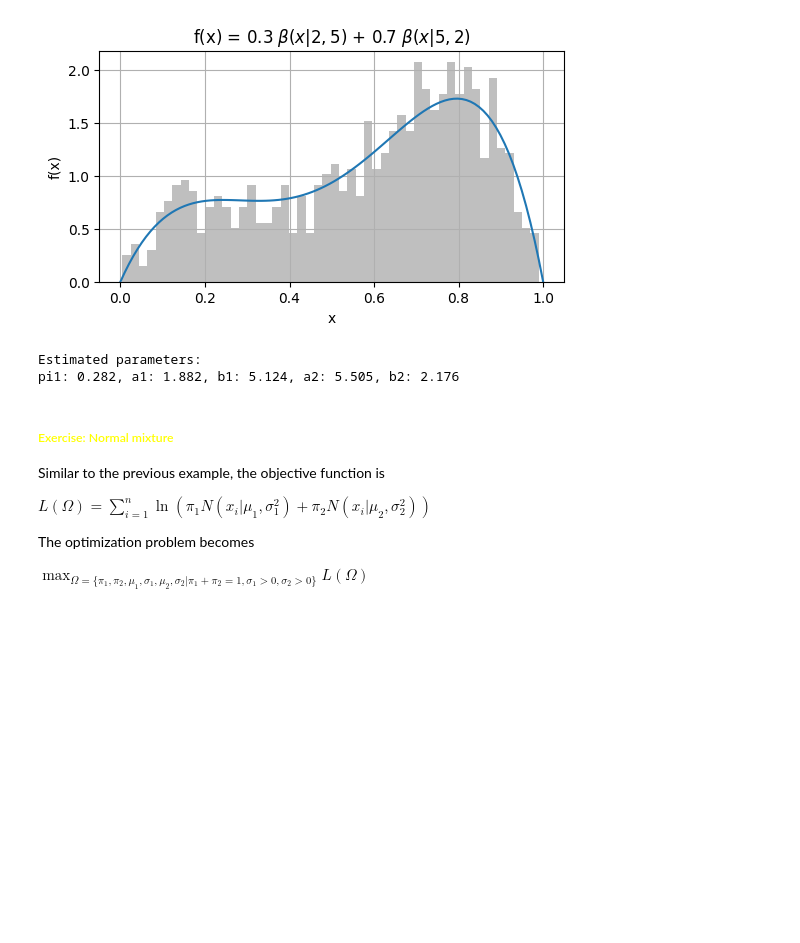
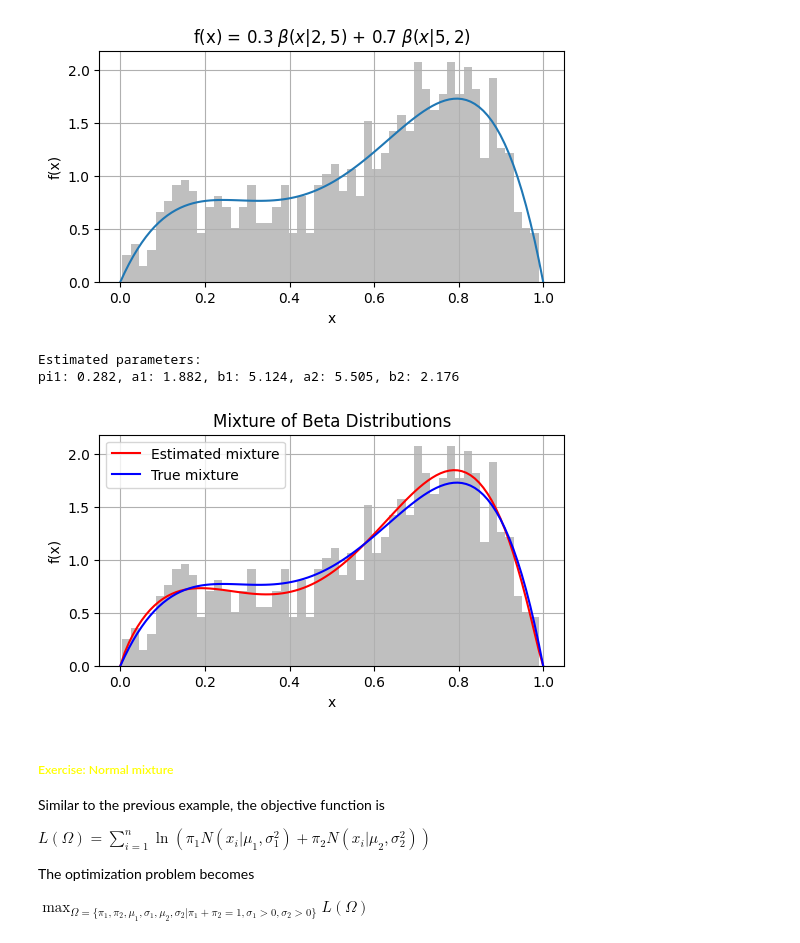
Before and after one commit to ntpuccw/InClassCoding, a Jupyter notebook: gar1028.ipynb, the cells around one changed output. Saved outputs shown, nothing was run; the diff lists cells and outputs as text; code cells hidden in the pictures; blank space fills up the shorter version.

```diff
--- a/gar1028.ipynb
+++ b/gar1028.ipynb
@@ -74,32 +74,47 @@ plt.show()
 # %%
 # define the log-joint likelihood function for the mixture of beta distributions
 from scipy.optimize import minimize
 
 def log_joint_likelihood(params, data):
     pi1, a1, b1, a2, b2 = params
     pi2 = 1 - pi1
     # if pi1 < 0 or pi1 > 1 or a1 <= 0 or b1 <= 0 or a2 <= 0 or b2 <= 0:
     #     return -np.inf
     log_likelihood = np.sum(np.log(pi1 * beta.pdf(data, a1, b1) + \
                                    pi2 * beta.pdf(data, a2, b2)))
     return log_likelihood
 
 # define the negative log-likelihood function for optimization
 def neg_log_joint_likelihood(params, data):
     return -log_joint_likelihood(params, data)
 
 # optimize the parameters
 initial_params = (0.5, 1, 6, 6, 1)
 result = minimize(neg_log_joint_likelihood, initial_params, \
                   args=(samples,), method='L-BFGS-B', \
                     bounds=[(0, 1), (0.001, None), (0.001, None), (0.001, None), (0.001, None)])
 # print the estimated parameters
 pi1_hat, a1_hat, b1_hat, a2_hat, b2_hat = result.x
 print('Estimated parameters:')
 print(f'pi1: {pi1_hat:.3f}, a1: {a1_hat:.3f}, b1: {b1_hat:.3f}, a2: {a2_hat:.3f}, b2: {b2_hat:.3f}')
+# plot the estimated mixture of beta distributions
+f_hat = lambda x: pi1_hat * beta.pdf(x, a1_hat, b1_hat) + (1 - pi1_hat) * beta.pdf(x, a2_hat, b2_hat)
+y_hat = f_hat(x)
+
+fig = plt.figure(figsize=(6, 3))
+plt.plot(x, y_hat, color='red', label='Estimated mixture')
+plt.plot(x, y, color='blue', label='True mixture')
+plt.hist(samples, bins=50, density=True, alpha=0.5, color='gray')
+plt.title('Mixture of Beta Distributions')
+plt.xlabel('x')
+plt.ylabel('f(x)')
+plt.legend()
+plt.grid()
+plt.show()
 # %% [output]
 Estimated parameters:
 pi1: 0.282, a1: 1.882, b1: 5.124, a2: 5.505, b2: 2.176
+[figure, added]
 # %% [markdown]
 ##### <font color=yellow>Exercise: Normal mixture</font> #####
 
```
